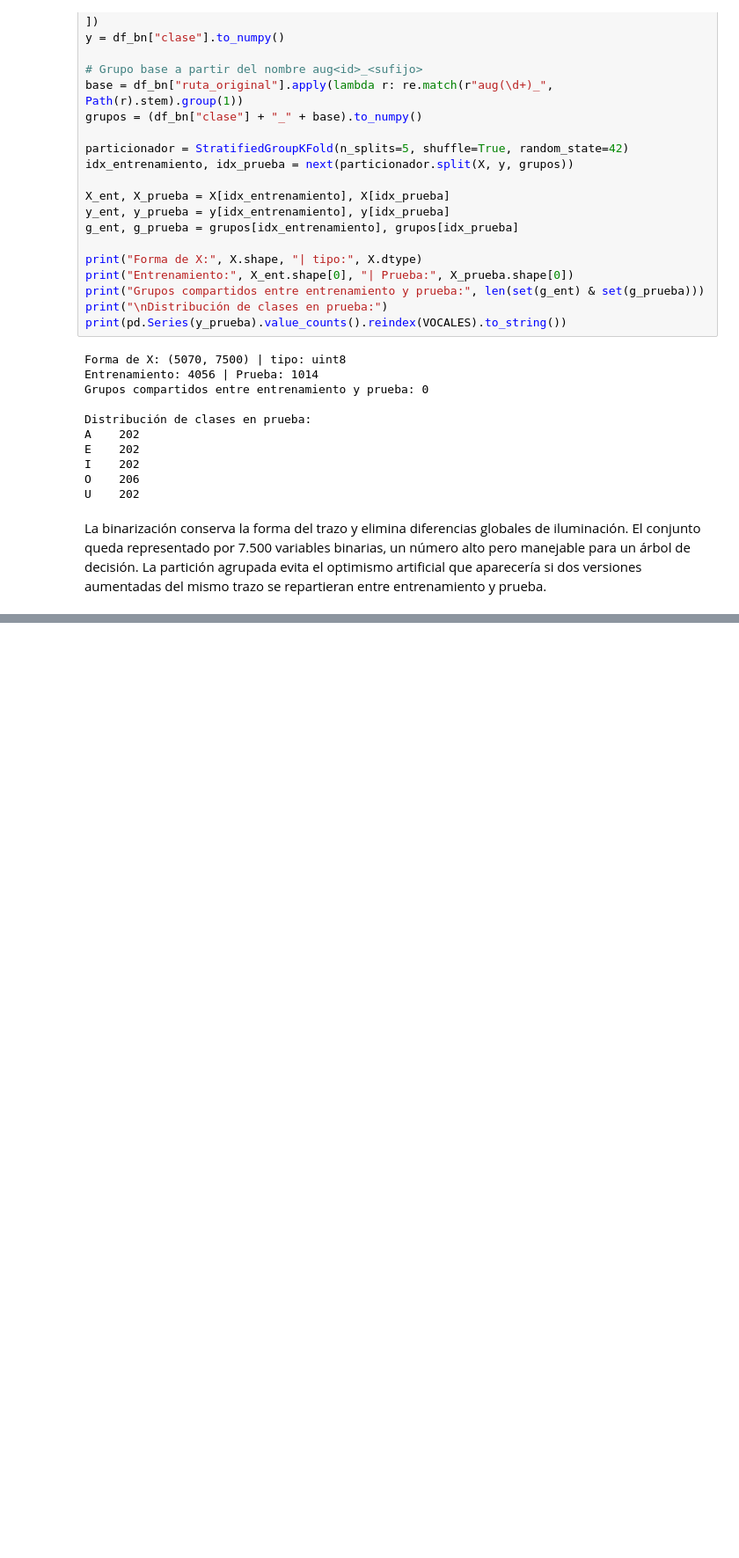
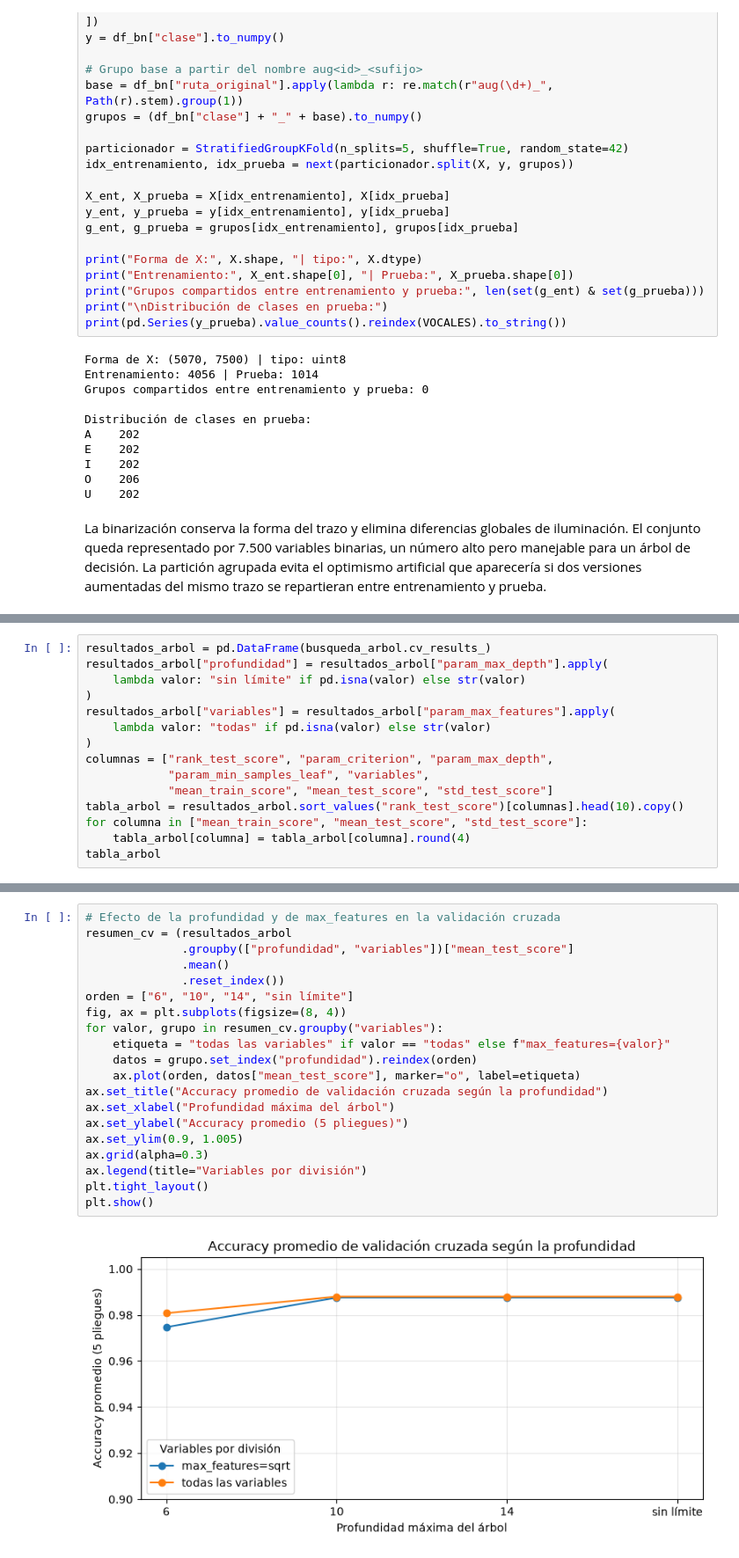
Before and after one commit to ldcantillom/vowel-recognizer-ml, a Jupyter notebook: Taller_Vocales_ML.ipynb, the cells around one changed output, grey strips where cells are left out. Shown at 88% size. Saved outputs shown, nothing was run; the diff lists cells and outputs as text; blank space fills up the shorter version.

Commit message:
feat: implementar el árbol de decisión con GridSearchCV y evaluar resultados

```diff
--- a/Taller_Vocales_ML.ipynb
+++ b/Taller_Vocales_ML.ipynb
@@ -634,0 +688,15 @@ La binarización conserva la forma del trazo y elimina diferencias globales de i
+# %%
+resultados_arbol = pd.DataFrame(busqueda_arbol.cv_results_)
+resultados_arbol["profundidad"] = resultados_arbol["param_max_depth"].apply(
+    lambda valor: "sin límite" if pd.isna(valor) else str(valor)
+)
+resultados_arbol["variables"] = resultados_arbol["param_max_features"].apply(
+    lambda valor: "todas" if pd.isna(valor) else str(valor)
+)
+columnas = ["rank_test_score", "param_criterion", "param_max_depth",
+            "param_min_samples_leaf", "variables",
+            "mean_train_score", "mean_test_score", "std_test_score"]
+tabla_arbol = resultados_arbol.sort_values("rank_test_score")[columnas].head(10).copy()
+for columna in ["mean_train_score", "mean_test_score", "std_test_score"]:
+    tabla_arbol[columna] = tabla_arbol[columna].round(4)
+tabla_arbol
@@ -634,0 +715,22 @@ La binarización conserva la forma del trazo y elimina diferencias globales de i
+# %%
+# Efecto de la profundidad y de max_features en la validación cruzada
+resumen_cv = (resultados_arbol
+              .groupby(["profundidad", "variables"])["mean_test_score"]
+              .mean()
+              .reset_index())
+orden = ["6", "10", "14", "sin límite"]
+fig, ax = plt.subplots(figsize=(8, 4))
+for valor, grupo in resumen_cv.groupby("variables"):
+    etiqueta = "todas las variables" if valor == "todas" else f"max_features={valor}"
+    datos = grupo.set_index("profundidad").reindex(orden)
+    ax.plot(orden, datos["mean_test_score"], marker="o", label=etiqueta)
+ax.set_title("Accuracy promedio de validación cruzada según la profundidad")
+ax.set_xlabel("Profundidad máxima del árbol")
+ax.set_ylabel("Accuracy promedio (5 pliegues)")
+ax.set_ylim(0.9, 1.005)
+ax.grid(alpha=0.3)
+ax.legend(title="Variables por división")
+plt.tight_layout()
+plt.show()
+# %% [output]
+[figure, added]
```
Also changed, not shown: parts of 15 cells of this notebook.
